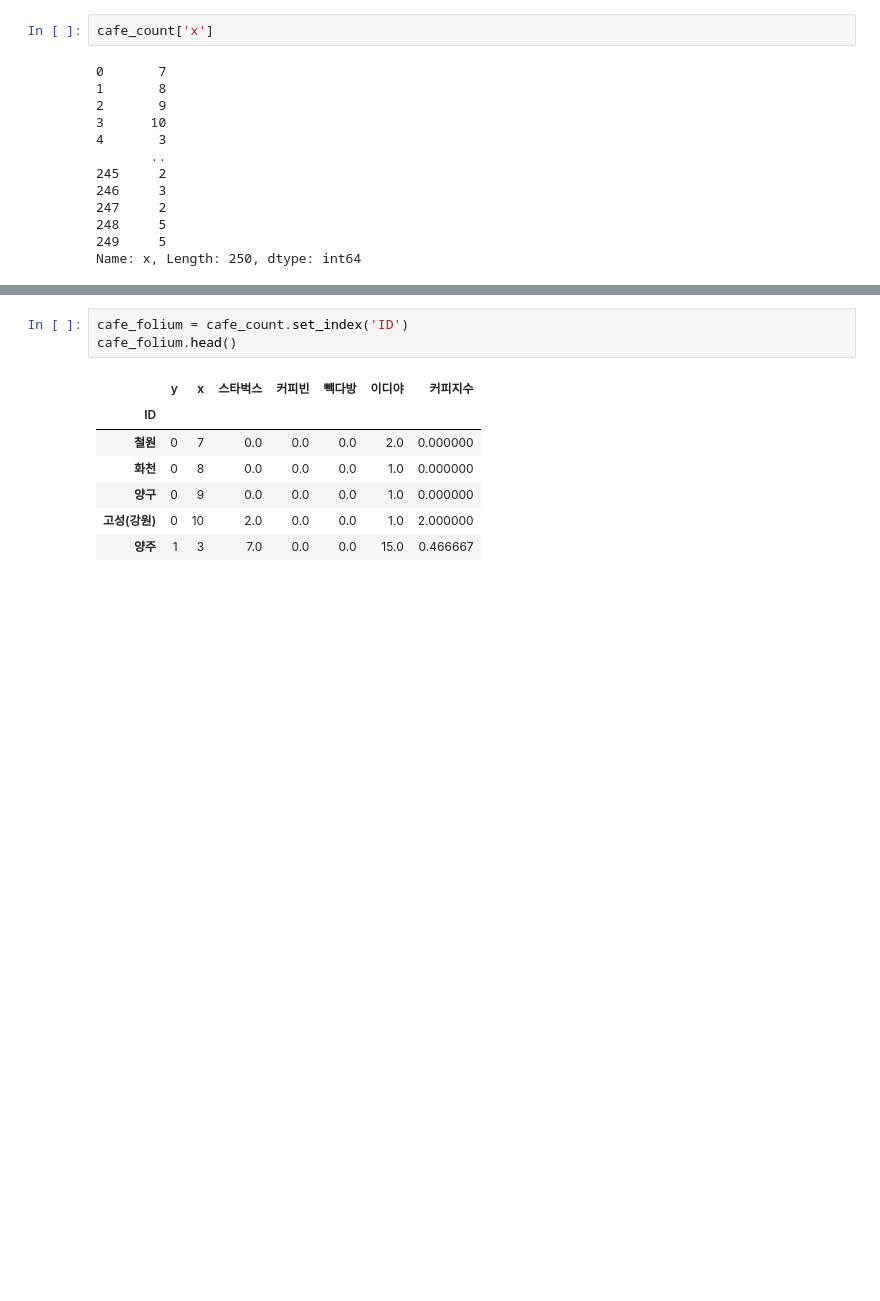
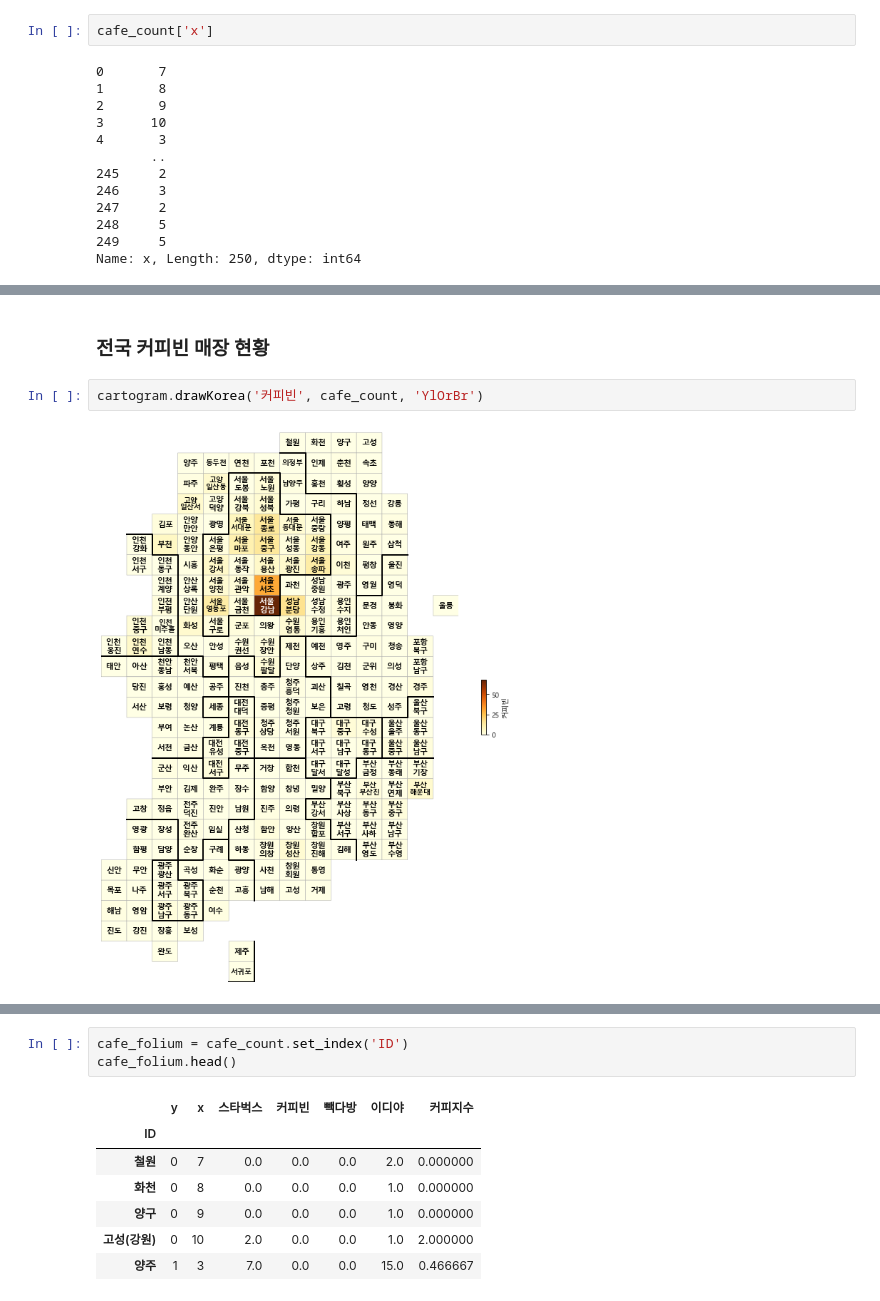
Before and after one commit to STNox/Data-Analysis, a Jupyter notebook: 09. Coffee Index/coffee index.ipynb, the cells around one changed output, grey strips where cells are left out. Cells and saved outputs as stored; diff of their text form; blank space fills up the shorter version.

```diff
--- a/09. Coffee Index/coffee index.ipynb
+++ b/09. Coffee Index/coffee index.ipynb
@@ -324,0 +210,6 @@ drawKorea('커피지수', cafe_count, 'copper_r')
+# %% [markdown]
+### 전국 커피빈 매장 현황
+# %%
+cartogram.drawKorea('커피빈', cafe_count, 'YlOrBr')
+# %% [output]
+[figure, added]
```
Also changed, not shown: parts of 20 cells of this notebook, 4 other files.
